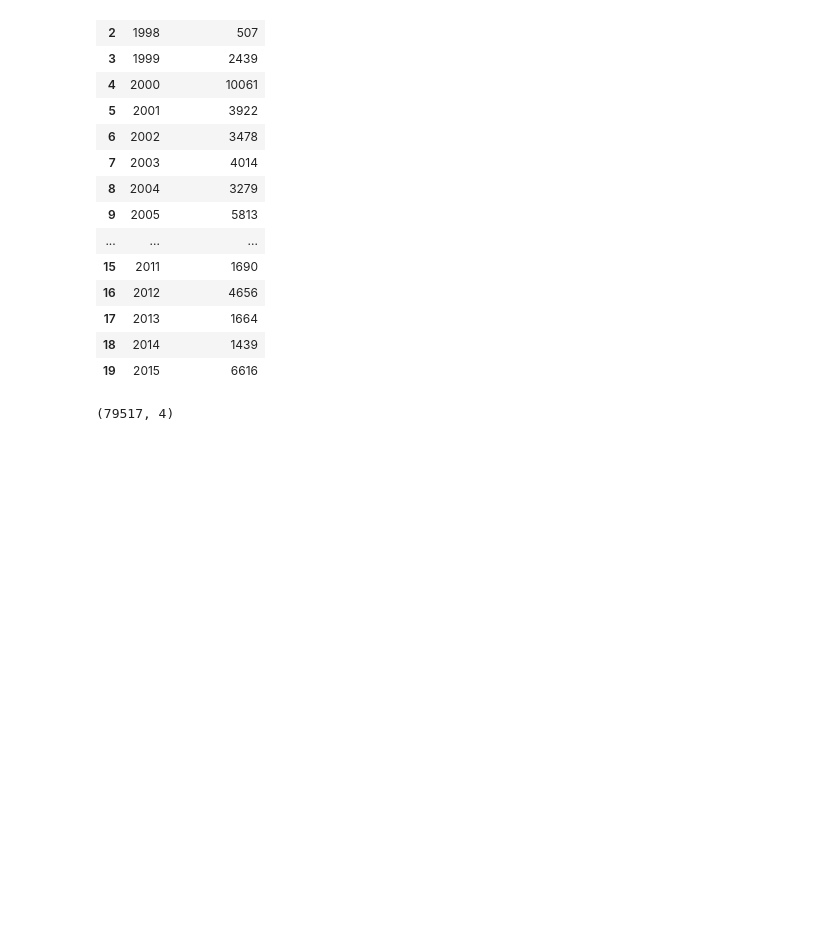
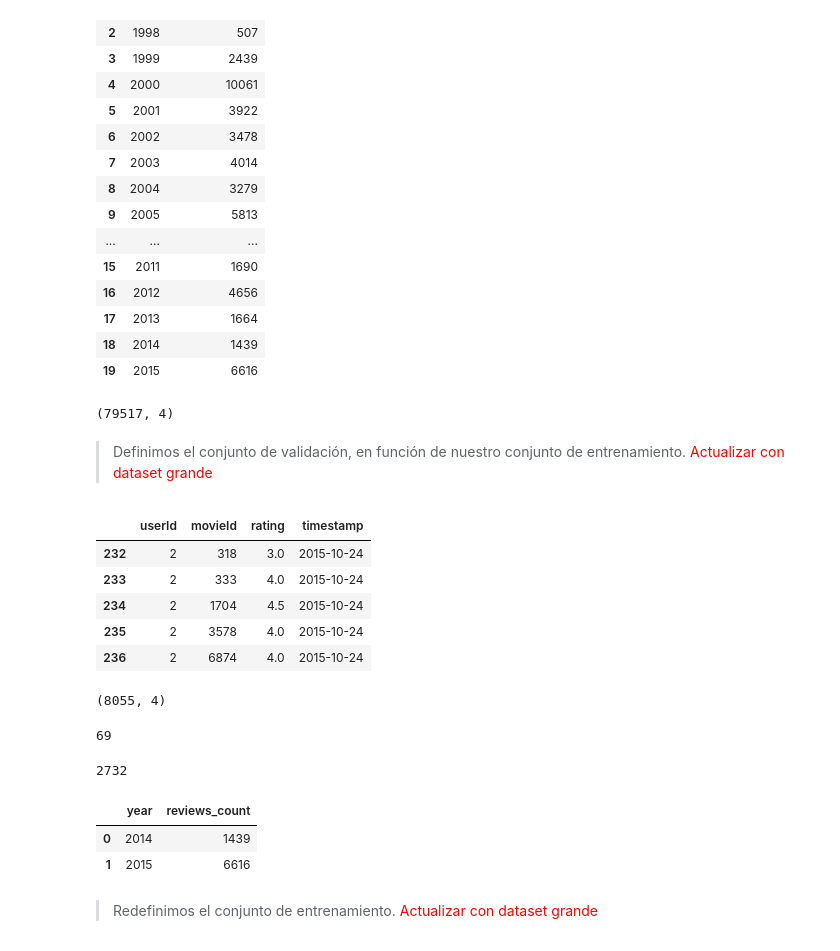
Before and after one commit to haploide/recommendation_system, a Jupyter notebook: notebooks/Entregable_3_Araoz_Bajo_Barrera.ipynb, the cells around one changed output. Saved outputs shown, nothing was run; the diff lists cells and outputs as text; code cells hidden in the pictures; blank space fills up the shorter version.

```diff
--- a/notebooks/Entregable_3_Araoz_Bajo_Barrera.ipynb
+++ b/notebooks/Entregable_3_Araoz_Bajo_Barrera.ipynb
@@ -253,6 +255,39 @@ plot_df.head(25)
 train.shape
 # %% [output]
 (79517, 4)
+# %% [markdown]
+> Definimos el conjunto de validación, en función de nuestro conjunto de entrenamiento. <span style="color:red">Actualizar con dataset grande</span>
 # %%
-validation = ratings[ratings.timestamp >= datetime(year=2016, month=1, day=1)]
-test.head()
+validation = train[train.timestamp >= datetime(year=2014, month=1, day=1)]
+validation.head()
+# %% [output]
+|  | userId | movieId | rating | timestamp |
+| 232 | 2 | 318 | 3.0 | 2015-10-24 |
+| 233 | 2 | 333 | 4.0 | 2015-10-24 |
+| 234 | 2 | 1704 | 4.5 | 2015-10-24 |
+| 235 | 2 | 3578 | 4.0 | 2015-10-24 |
+| 236 | 2 | 6874 | 4.0 | 2015-10-24 |
+# %%
+validation.shape
+# %% [output]
+(8055, 4)
+# %%
+validation.userId.nunique()
+# %% [output]
+69
+# %%
+validation.movieId.nunique()
+# %% [output]
+2732
+# %%
+plot_df = validation.copy()
+plot_df["year"] = validation.timestamp.dt.year
+plot_df = plot_df.groupby("year", as_index=False).count()[["year", "userId"]]
+plot_df.columns = ["year", "reviews_count"]
+plot_df.head(25)
+# %% [output]
+|  | year | reviews_count |
+| 0 | 2014 | 1439 |
+| 1 | 2015 | 6616 |
+# %% [markdown]
+> Redefinimos el conjunto de entrenamiento. <span style="color:red">Actualizar con dataset grande</span>
```
Also changed, not shown: parts of 27 cells of this notebook.
